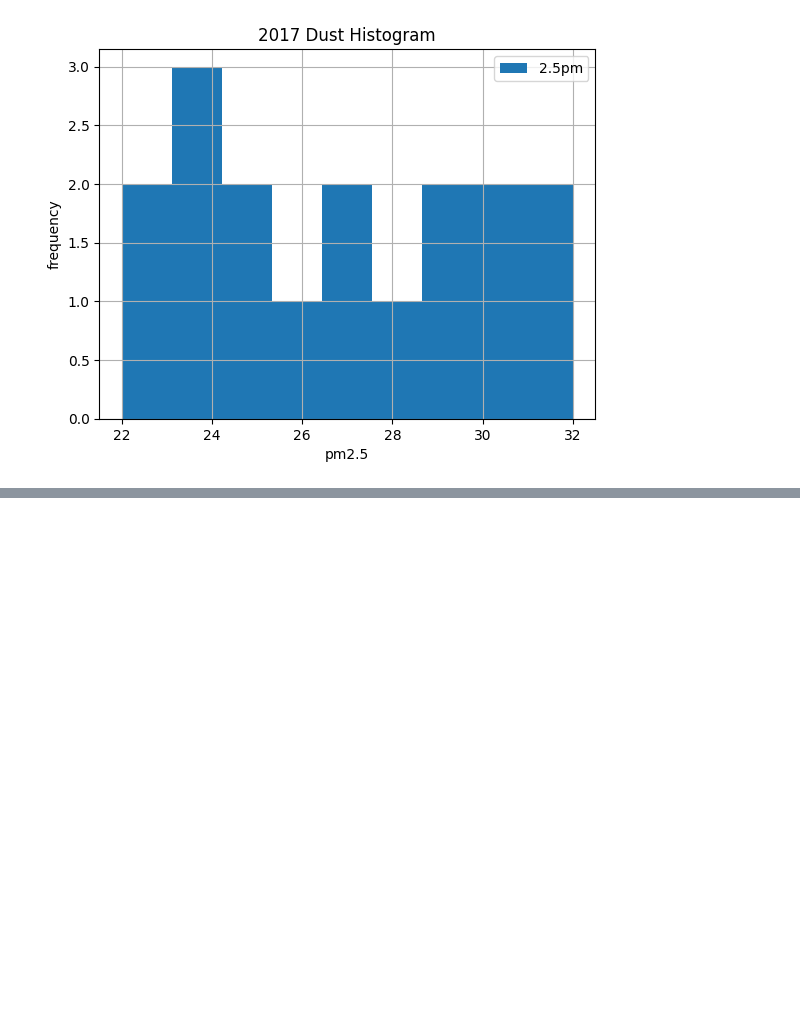
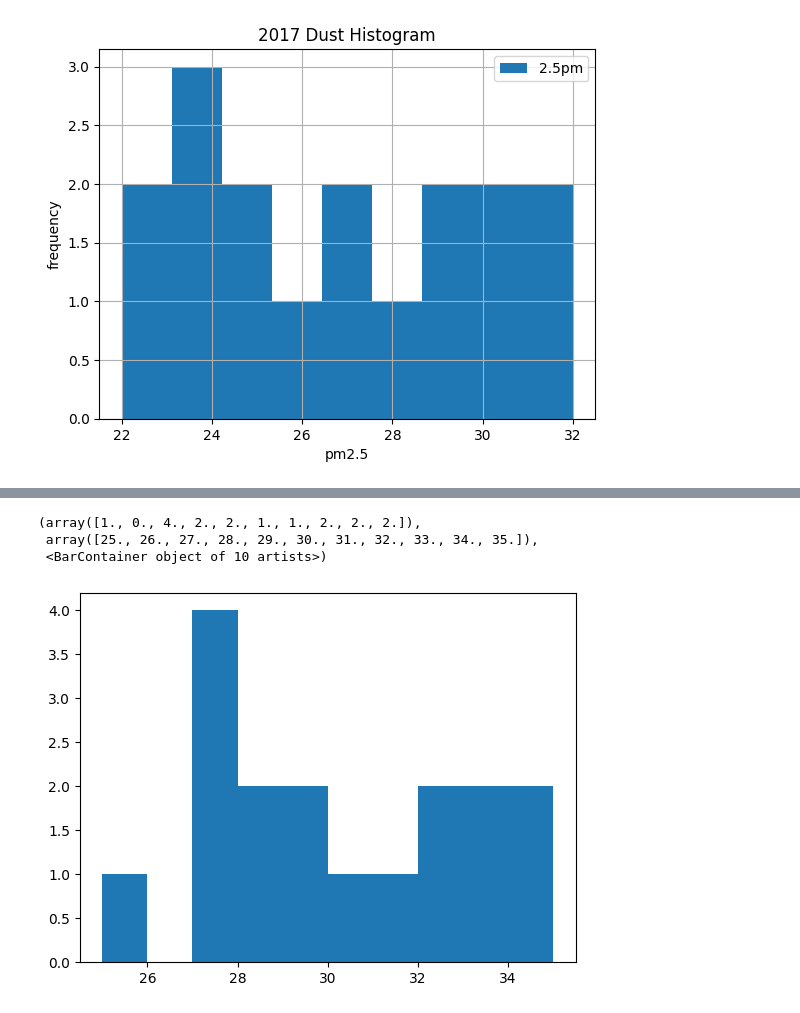
Before and after one commit to kdh100506/AI-General, a Jupyter notebook: Code/05. 데이터 시각화.ipynb, the cells around one changed output, grey strips where cells are left out. Drawn from its saved outputs; the diff is of its cells as text; code cells hidden in the pictures; blank space fills up the shorter version.

```diff
--- a/Code/05. 데이터 시각화.ipynb
+++ b/Code/05. 데이터 시각화.ipynb
@@ -67,0 +93,7 @@ plt.show()
+# %%
+plt.hist(data[2015])
+# %% [output]
+(array([1., 0., 4., 2., 2., 1., 1., 2., 2., 2.]),
+ array([25., 26., 27., 28., 29., 30., 31., 32., 33., 34., 35.]),
+ <BarContainer object of 10 artists>)
+[figure, added]
```
Also changed, not shown: parts of 9 cells of this notebook, 2 other files.
